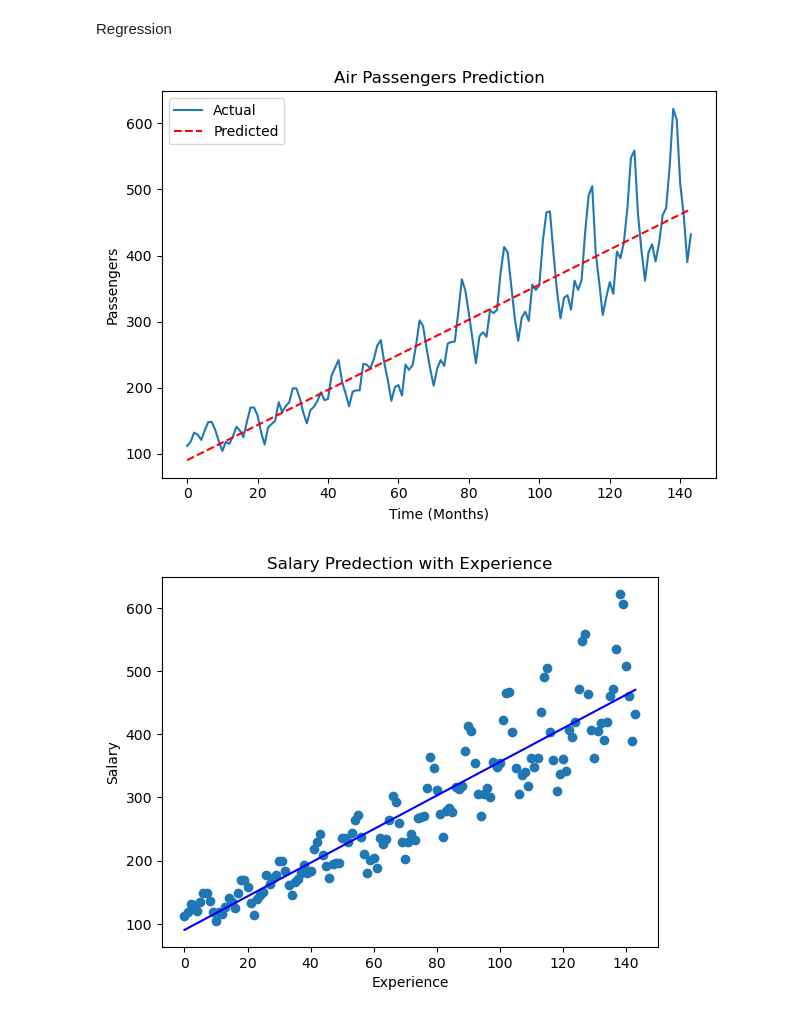
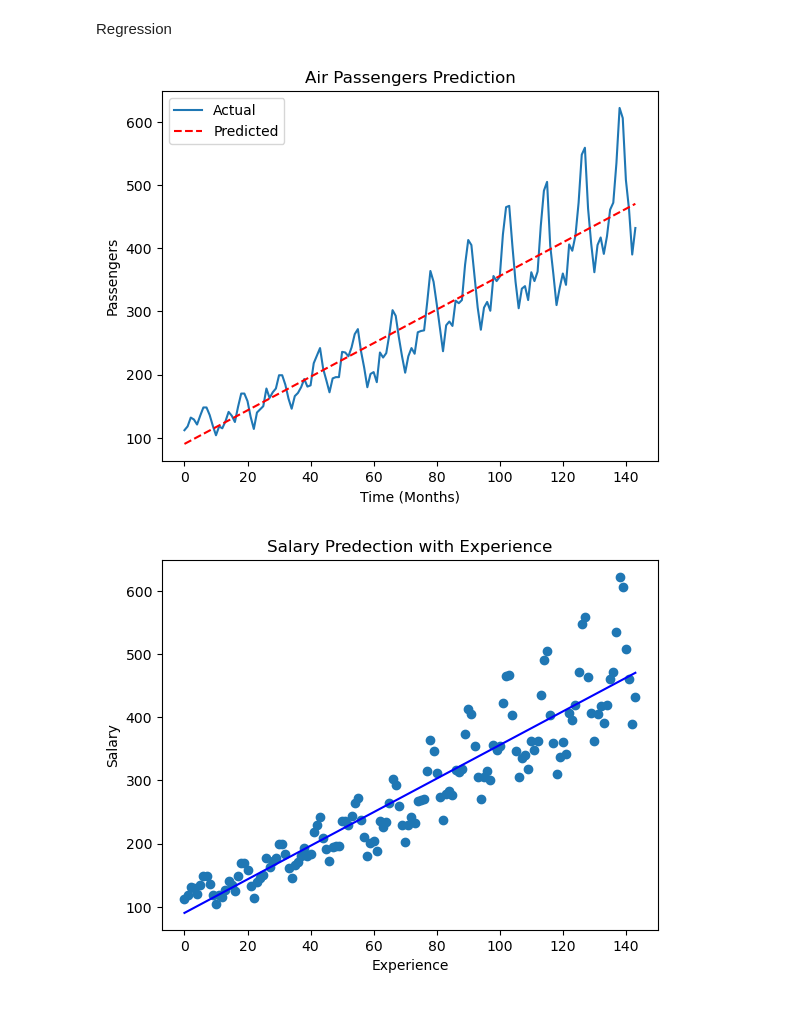
Before and after one commit to Suvam-paul145/Macine-learning, a Jupyter notebook: Machine-Learning-main/linear regression/practice.ipynb, the cells around one changed output. Cells and saved outputs as stored; diff of their text form; code cells hidden in the pictures.

```diff
--- a/Machine-Learning-main/linear regression/practice.ipynb
+++ b/Machine-Learning-main/linear regression/practice.ipynb
@@ -1,41 +1,38 @@
 # %% [markdown]
 Regression
 # %%
-# regression usinh a CSV file
-
 import pandas as pd
 from sklearn.linear_model import LinearRegression
 import matplotlib.pyplot as plt
 
 # Load data
 data = pd.read_csv('AirPassengers.csv')
 data.columns = ['Month', 'Passengers']
 
 # Convert Month to numbers (like 0, 1, 2, ...)
 data['Month_Num'] = range(len(data))
 
 # Prepare features and target
 x = data[['Month_Num']]
 y = data['Passengers']
 
 # Train model
 model = LinearRegression()
 model.fit(x, y)
 
 # Predict
 predictions = model.predict(x)
 
 # Plot
 plt.plot(y, label='Actual')
 plt.plot(predictions, label='Predicted', linestyle='--', color='red')
 plt.xlabel('Time (Months)')
 plt.ylabel('Passengers')
 plt.title('Air Passengers Prediction')
 plt.legend()
-plt.tight_layout()
 plt.show()
 # %% [output]
-[figure, old version]
+[figure, new version]
 # %%
 #plot
 plt.scatter(x, y)
```
Also changed, not shown: parts of 2 cells of this notebook, 9 other files.
